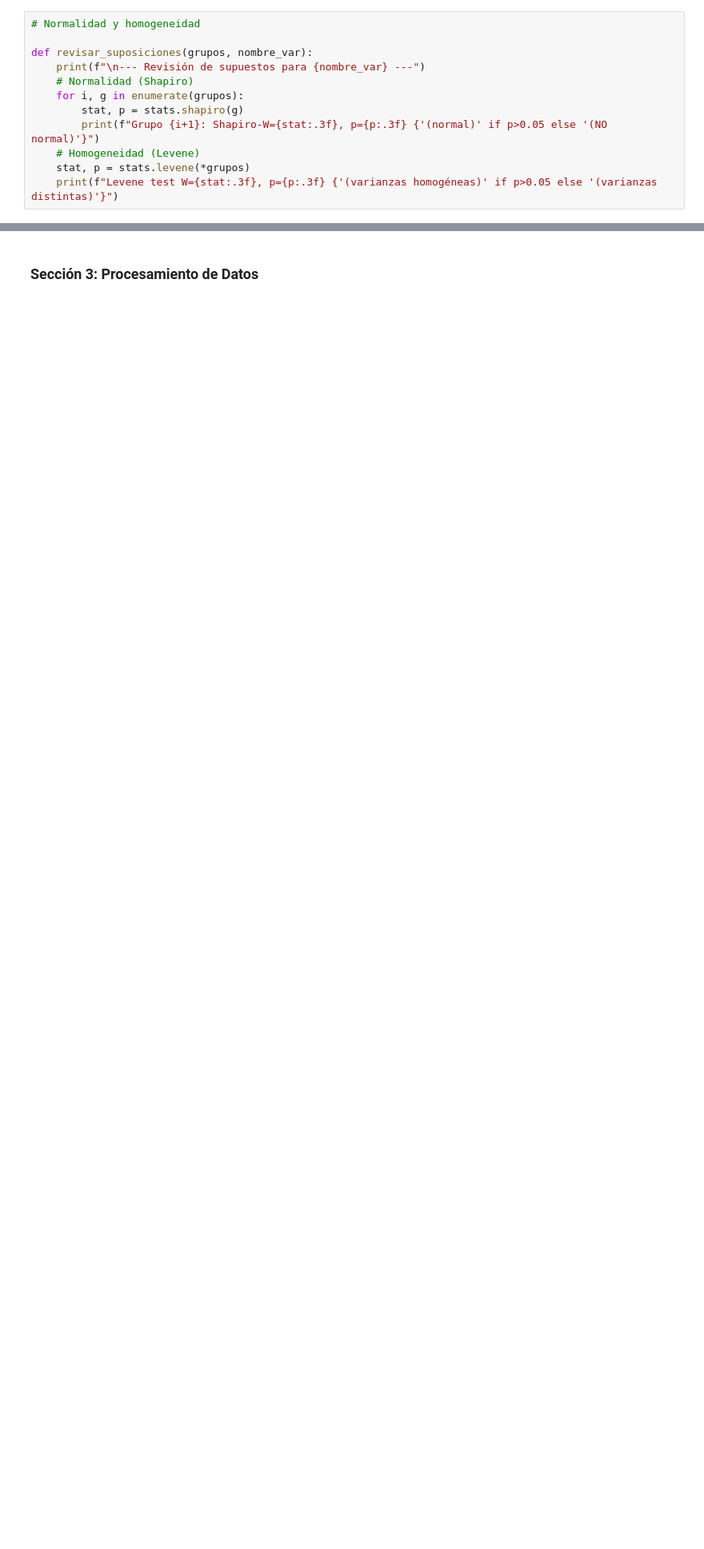
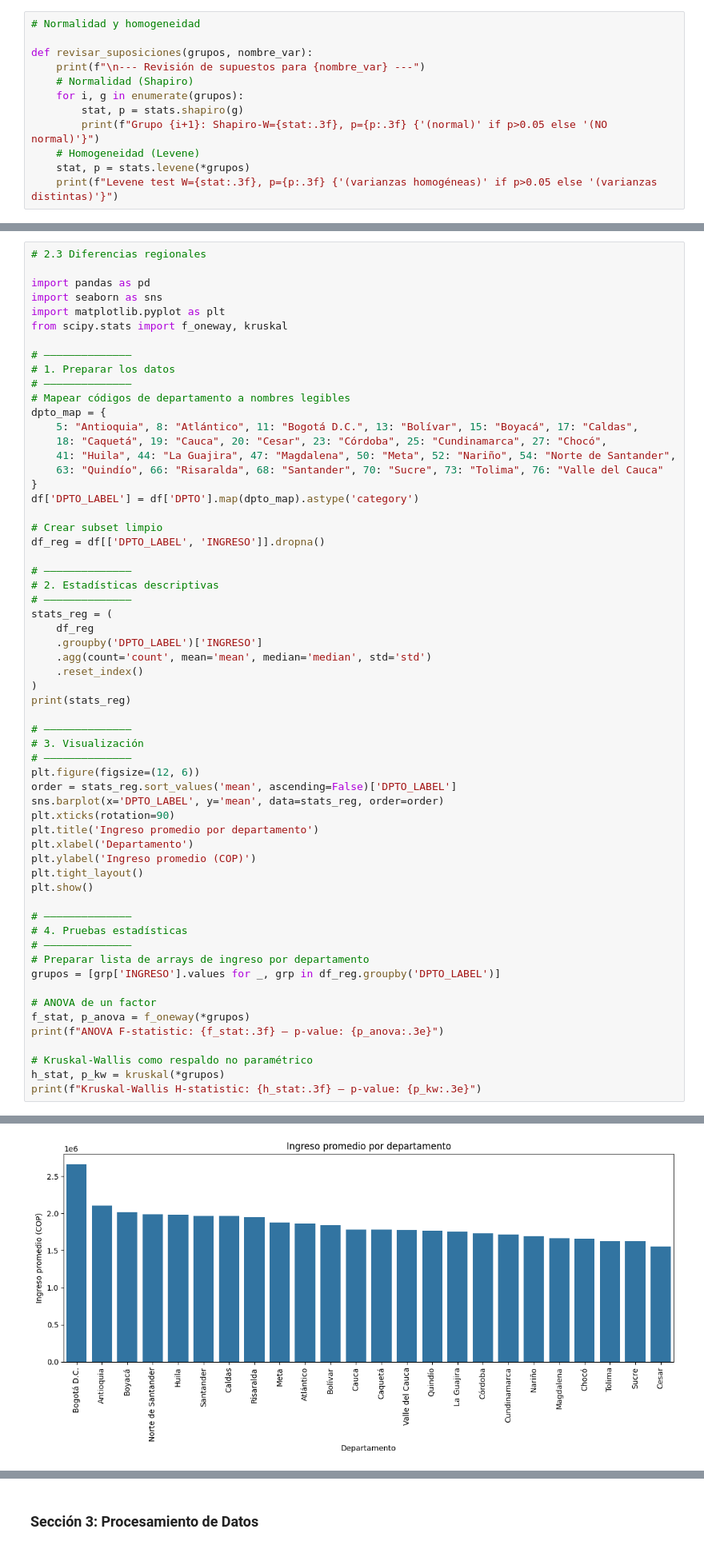
Before and after one commit to Carlos22709/Proyecto_final_analitica, a Jupyter notebook: merges2.ipynb, the cells around one changed output, grey strips where cells are left out. Shown at 80% size. Drawn from its saved outputs; the diff is of its cells as text; blank space fills up the shorter version.

```diff
--- a/merges2.ipynb
+++ b/merges2.ipynb
@@ -695,0 +708,61 @@ Kruskal-Wallis regional: H=2105.258, p=0.000
+# %%
+# 2.3 Diferencias regionales
+
+import pandas as pd
+import seaborn as sns
+import matplotlib.pyplot as plt
+from scipy.stats import f_oneway, kruskal
+
+# ——————————————
+# 1. Preparar los datos
+# ——————————————
+# Mapear códigos de departamento a nombres legibles
+dpto_map = {
+    5: "Antioquia", 8: "Atlántico", 11: "Bogotá D.C.", 13: "Bolívar", 15: "Boyacá", 17: "Caldas",
+    18: "Caquetá", 19: "Cauca", 20: "Cesar", 23: "Córdoba", 25: "Cundinamarca", 27: "Chocó",
+    41: "Huila", 44: "La Guajira", 47: "Magdalena", 50: "Meta", 52: "Nariño", 54: "Norte de Santander",
+    63: "Quindío", 66: "Risaralda", 68: "Santander", 70: "Sucre", 73: "Tolima", 76: "Valle del Cauca"
+}
+df['DPTO_LABEL'] = df['DPTO'].map(dpto_map).astype('category')
+
+# Crear subset limpio
+df_reg = df[['DPTO_LABEL', 'INGRESO']].dropna()
+
+# ——————————————
+# 2. Estadísticas descriptivas
+# ——————————————
+stats_reg = (
+    df_reg
+    .groupby('DPTO_LABEL')['INGRESO']
+    .agg(count='count', mean='mean', median='median', std='std')
+    .reset_index()
+)
+print(stats_reg)
+
+# ——————————————
+# 3. Visualización
+# ——————————————
+plt.figure(figsize=(12, 6))
+order = stats_reg.sort_values('mean', ascending=False)['DPTO_LABEL']
+sns.barplot(x='DPTO_LABEL', y='mean', data=stats_reg, order=order)
+plt.xticks(rotation=90)
+plt.title('Ingreso promedio por departamento')
+plt.xlabel('Departamento')
+plt.ylabel('Ingreso promedio (COP)')
+plt.tight_layout()
+plt.show()
+
+# ——————————————
+# 4. Pruebas estadísticas
+# ——————————————
+# Preparar lista de arrays de ingreso por departamento
+grupos = [grp['INGRESO'].values for _, grp in df_reg.groupby('DPTO_LABEL')]
+
+# ANOVA de un factor
+f_stat, p_anova = f_oneway(*grupos)
+print(f"ANOVA F-statistic: {f_stat:.3f} — p-value: {p_anova:.3e}")
+
+# Kruskal-Wallis como respaldo no paramétrico
+h_stat, p_kw = kruskal(*grupos)
+print(f"Kruskal-Wallis H-statistic: {h_stat:.3f} — p-value: {p_kw:.3e}")
+# %% [output]
@@ -695,0 +786 @@ Kruskal-Wallis regional: H=2105.258, p=0.000
+[figure, added]
```
Also changed, not shown: parts of 37 cells of this notebook.
